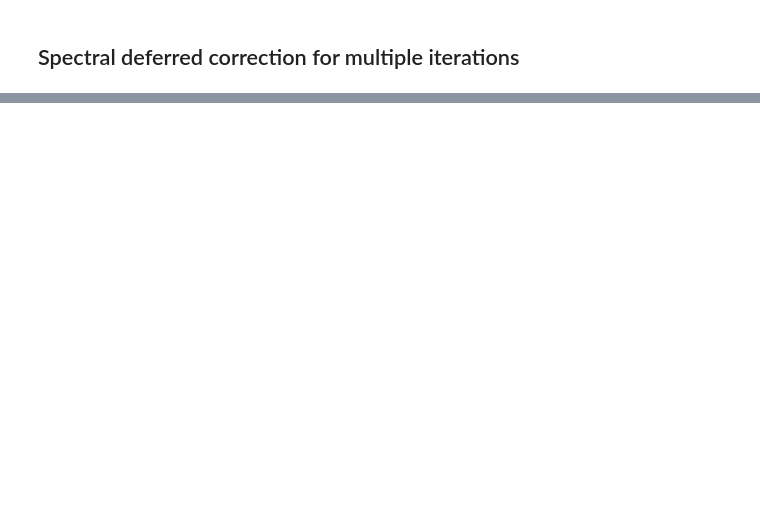
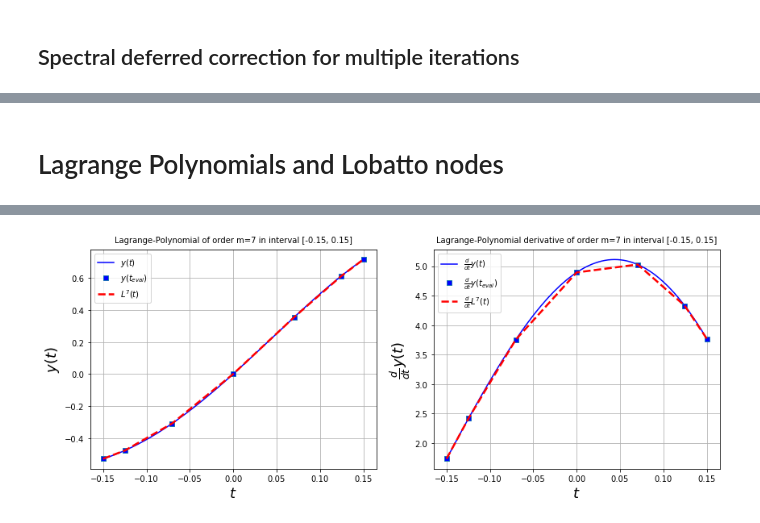
Before and after one commit to winesitter/Python-Scripts, a Jupyter notebook: DeferredCorrection_for_ODEs/SpectralDeferredCorrectionMethod.ipynb, the cells around one changed output, grey strips where cells are left out. Saved outputs shown, nothing was run; the diff lists cells and outputs as text; code cells hidden in the pictures; blank space fills up the shorter version.

```diff
--- a/DeferredCorrection_for_ODEs/SpectralDeferredCorrectionMethod.ipynb
+++ b/DeferredCorrection_for_ODEs/SpectralDeferredCorrectionMethod.ipynb
@@ -1139,0 +1146,77 @@ plt.show()
+# %% [markdown]
+# Lagrange Polynomials and Lobatto nodes
+# %%
+
+
+'''================================================================
+    Test functions with equidistant nodes
+================================================================'''
+import numpy as np
+from matplotlib import pyplot as plt
+y  = lambda t: np.sin(2. * np.pi * t) * np.exp(-(t-0.5)**2)
+dy = lambda t: -2.0 * (t-0.5) * y(t) + 2.0*np.pi*np.cos(2. * np.pi * t) * np.exp(-(t-0.5)**2)
+#y  = lambda t: t**3
+#dy = lambda t: 3.*t**2
+
+
+t_start = -.15
+t_end = .15
+t = np.linspace(t_start, t_end, 1000)
+
+m = 7
+[w_lob, x_lob] = GaussLobattoWeights(m, tolerance=1e-16, iter_max=10000)
+print("p=%d:\n--------" % m)
+print("Lobatto")
+for i in range(0, m):
+    print("xi=% f, wi=%f" % (x_lob[i], w_lob[i]))
+
+#t_i  = np.linspace(t_start, t_end, m)
+t_i = 0.5 * (t_end-t_start) * np.array(x_lob) + 0.5*(t_end+t_start)
+y_i  = y(t_i)
+dy_i = dy(t_i)
+
+# Compute lagrange polynomial at given points
+[t_0, t_1] = [t_start, t_end]
+m_eval = m
+t_eval = t_i #np.linspace(t_0, t_1, m_eval)
+L_eval = lagrange_polynomial(t_eval, t_i, y_i)
+
+# Compute lagrange derivative polynomial at given points
+L_eval_ddt = lagrange_polynomial_ddt(t_eval, t_i, y_i)
+
+print("Lagrange-PolyDerivative basis values:")
+for i in range(0,len(t_eval)):
+    print(str(i) + ": " + str(polybasis_ddt(t_eval[-1], t_i, i)))
+
+# Create figure
+# -----------------------------------------------------
+fig = plt.figure()
+fig.set_size_inches(14,5)
+ax1 = fig.add_subplot(121)
+ax2 = fig.add_subplot(122)
+
+# Create y-plot
+ax1.plot(t, y(t), ls='-', c='b', label=r'$y(t)$')
+ax1.plot(t_i, y_i, ls='None', marker='s', mfc='b', label=r'$y(t_{eval})$')
+ax1.plot(t_eval, L_eval, ls='--', lw=2.5,
+         marker='None', c='r', label=r'$L^{%s}(t)$' %(m))
+
+# Create dy/dt-plot
+ax2.plot(t, dy(t), ls='-', c='b', label=r'$\frac{d}{dt}y(t)$')
+ax2.plot(t_i, dy_i, ls='None', marker='s', mfc='b', label=r'$\frac{d}{dt}y(t_{eval})$')
+ax2.plot(t_eval, L_eval_ddt, ls='--', lw=2.5,
+         marker='None', c='r', label=r'$\frac{d}{dt}L^{%s}(t)$' %(m))
+
+ax1.set_xlabel(r'$t$', fontsize=18)
+ax1.set_ylabel(r'$y(t)$', fontsize=18)
+ax1.set_title(r'Lagrange-Polynomial of order m=%d in interval [%.2f, %.2f]' % (m, t_0, t_1), fontsize=10, y=1.01)
+ax1.grid(True)
+ax1.legend(loc=0)
+
+ax2.set_xlabel(r'$t$', fontsize=18)
+ax2.set_ylabel(r'$\frac{d}{dt}y(t)$', fontsize=18)
+ax2.set_title(r'Lagrange-Polynomial derivative of order m=%d in interval [%.2f, %.2f]' % (m, t_0, t_1), fontsize=10, y=1.01)
+ax2.grid(True)
+ax2.legend(loc=0)
+plt.show()
+# %% [output]
@@ -1139,0 +1241 @@ plt.show()
+[figure, added]
```
Also changed, not shown: parts of 7 cells of this notebook.
